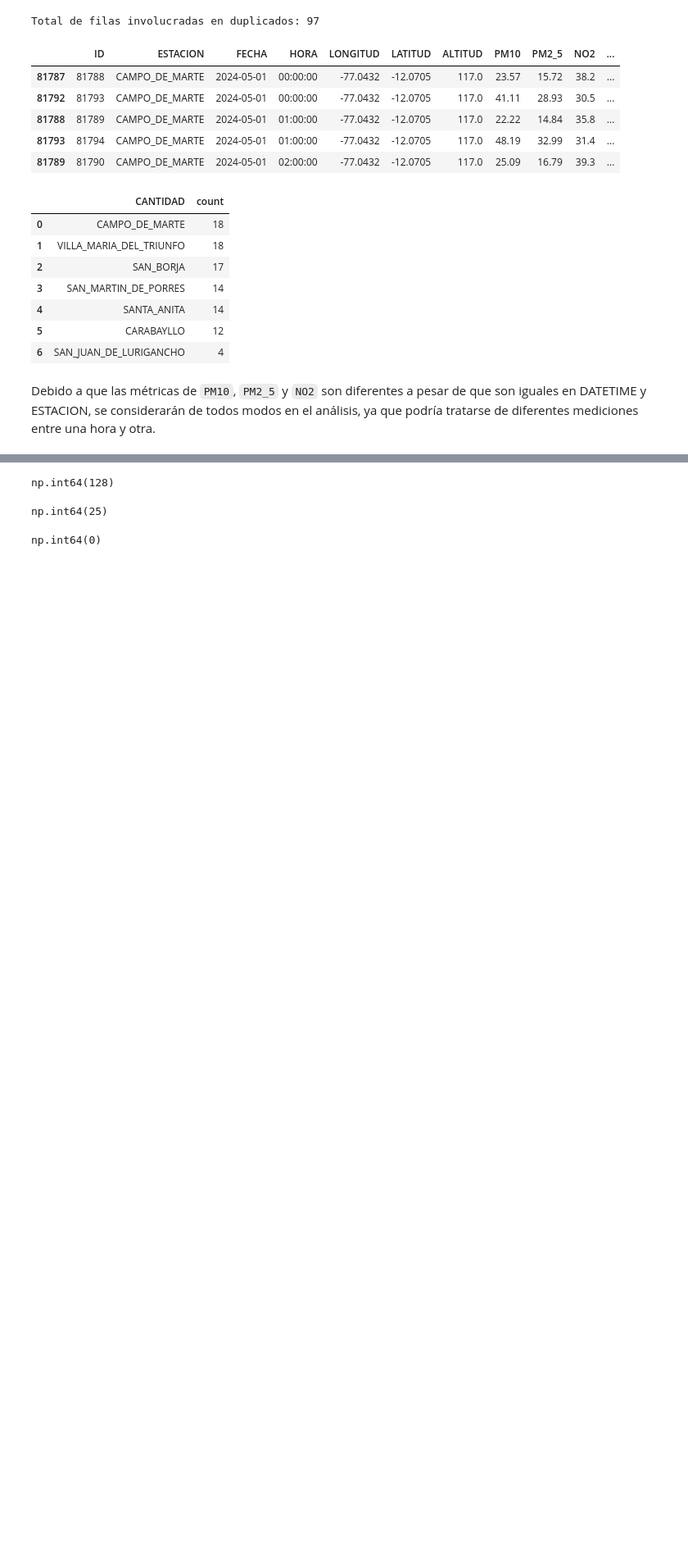
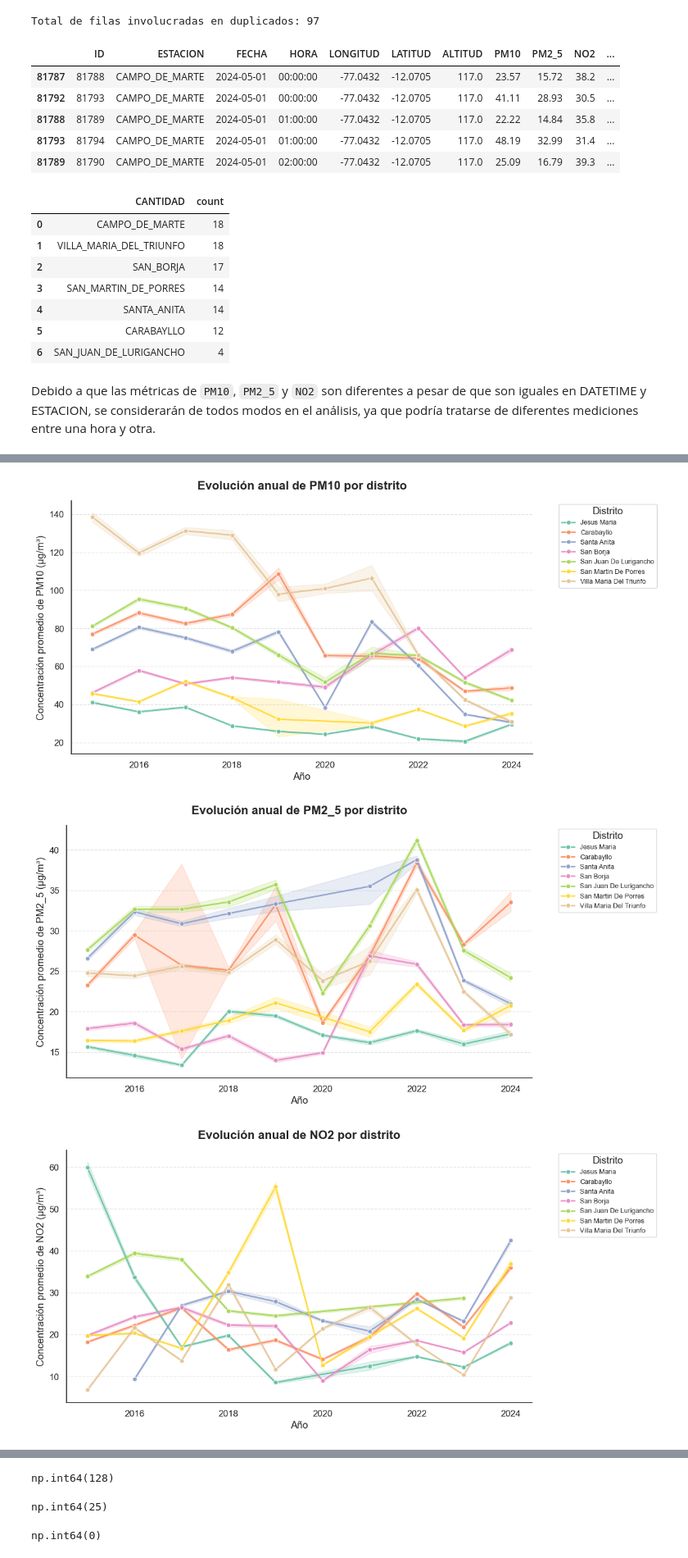
Before and after one commit to guisa17/CC531, a Jupyter notebook: Práctica 02/analisis_senamhi.ipynb, the cells around one changed output, grey strips where cells are left out. Shown at 82% size. Saved outputs shown, nothing was run; the diff lists cells and outputs as text; code cells hidden in the pictures; blank space fills up the shorter version.

```diff
--- a/Práctica 02/analisis_senamhi.ipynb
+++ b/Práctica 02/analisis_senamhi.ipynb
@@ -397,0 +683,24 @@ df_clean[['PM10', 'PM2_5', 'NO2']].corr()
+# %%
+"""
+Gráficos de líneas que muestran la evolución anual de cada contaminante por distrito.
+Esto ayuda a identificar tendencias locales y comparar la calidad del aire entre diferentes áreas.
+"""
+
+for cont in ['PM10', 'PM2_5', 'NO2']:
+    plt.figure(figsize=(12,6))
+    sns.lineplot(data=df.assign(DISTRITO=df['DISTRITO'].str.replace('_',' ').str.title()),
+                 x='ANIO', y=cont, hue='DISTRITO', marker='o',
+                 linewidth=2, alpha=0.9, palette=sns.color_palette('Set2', 7))
+
+    plt.title(f'Evolución anual de {cont} por distrito', fontsize=16, fontweight='bold', pad=15)
+    plt.xlabel('Año'); plt.ylabel(f'Concentración promedio de {cont} (µg/m³)')
+    plt.grid(axis='y', linestyle='--', alpha=0.5)
+    plt.legend(title='Distrito', bbox_to_anchor=(1.05,1), loc='upper left', fontsize=9)
+
+    sns.despine()
+    plt.tight_layout()
+    plt.show()
+# %% [output]
+[figure, added]
+[figure, added]
+[figure, added]
```
Also changed, not shown: parts of 36 cells of this notebook.
